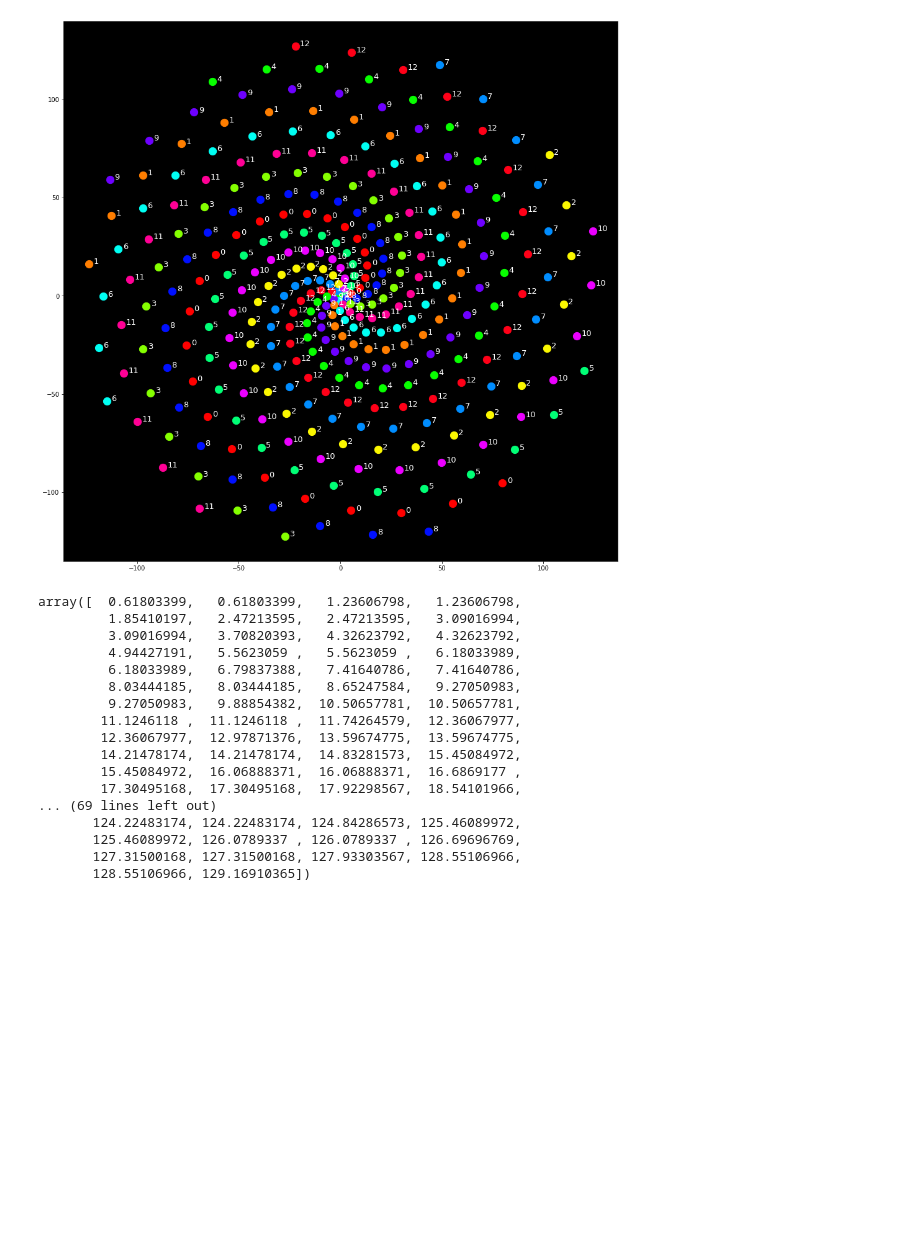
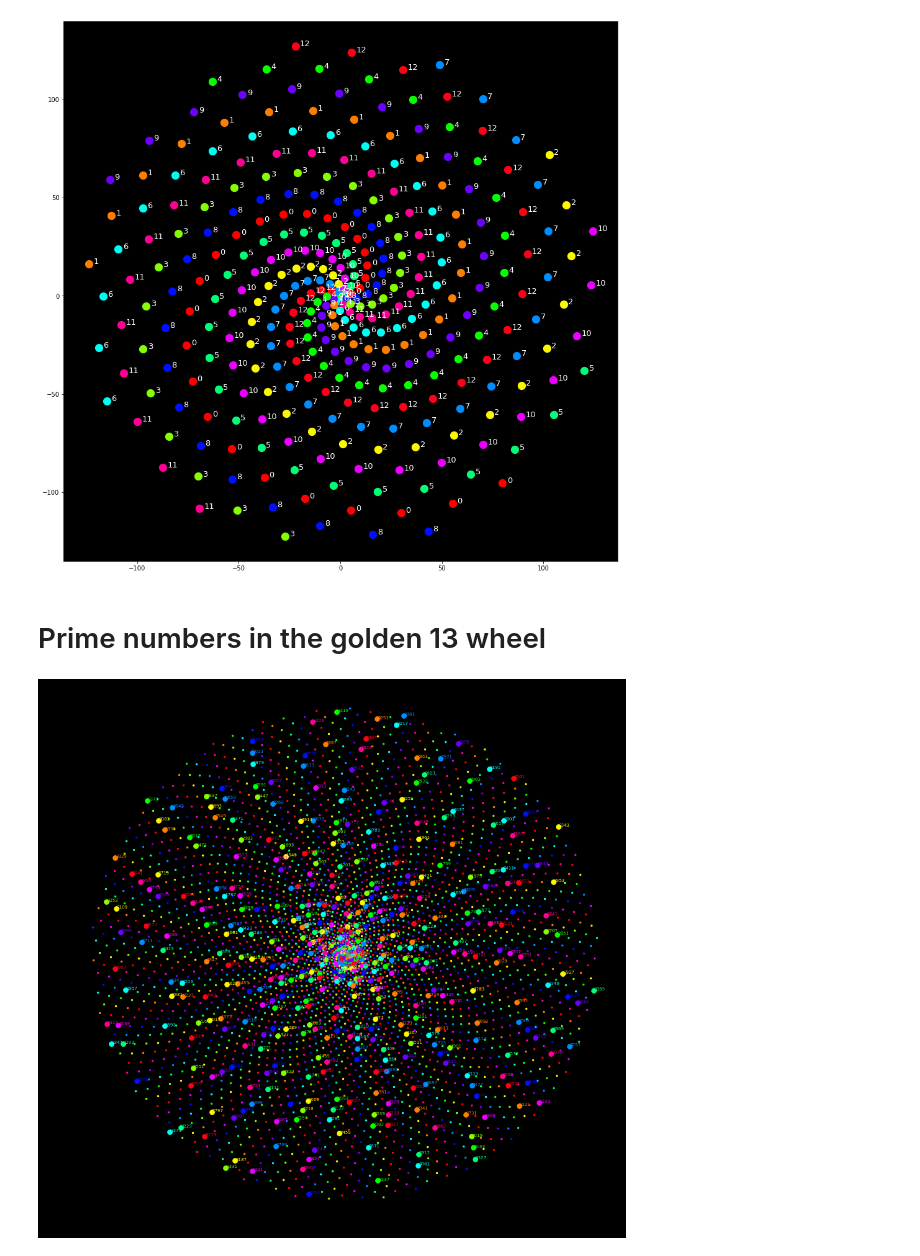
Before and after one commit to fbunc/golden_ratio_mod_13_structure, a Jupyter notebook: 0_generating_functions.ipynb, the cells around one changed output. Saved outputs shown, nothing was run; the diff lists cells and outputs as text; code cells hidden in the pictures; blank space fills up the shorter version.

```diff
--- a/0_generating_functions.ipynb
+++ b/0_generating_functions.ipynb
@@ -199,23 +199,11 @@ for n in np.arange(input.size):
     #append frame to animation
 # %% [output]
 [figure]
-# %%
-r_time_v
-# %% [output]
-array([  0.61803399,   0.61803399,   1.23606798,   1.23606798,
-         1.85410197,   2.47213595,   2.47213595,   3.09016994,
-         3.09016994,   3.70820393,   4.32623792,   4.32623792,
-         4.94427191,   5.5623059 ,   5.5623059 ,   6.18033989,
-         6.18033989,   6.79837388,   7.41640786,   7.41640786,
-         8.03444185,   8.03444185,   8.65247584,   9.27050983,
-         9.27050983,   9.88854382,  10.50657781,  10.50657781,
-        11.1246118 ,  11.1246118 ,  11.74264579,  12.36067977,
-        12.36067977,  12.97871376,  13.59674775,  13.59674775,
-        14.21478174,  14.21478174,  14.83281573,  15.45084972,
-        15.45084972,  16.06888371,  16.06888371,  16.6869177 ,
-        17.30495168,  17.30495168,  17.92298567,  18.54101966,
-... (69 lines left out)
-       124.22483174, 124.22483174, 124.84286573, 125.46089972,
-       125.46089972, 126.0789337 , 126.0789337 , 126.69696769,
-       127.31500168, 127.31500168, 127.93303567, 128.55106966,
-       128.55106966, 129.16910365])
+# %% [markdown]
+# Prime numbers in the golden 13 wheel
+# %%
+def isPrime(N):
+    for number in range(2, N):
+        if N % number == 0:
+            return False
+    return True
@@ -221,0 +258,13 @@ array([  0.61803399,   0.61803399,   1.23606798,   1.23606798,
+# %%
+M=37
+MM=37
+mod=13
+#T_o=6*2+1
+T_o=0.5*(1+np.sqrt(5))
+start_index = 5000
+batch_size =13*260
+input=S[start_index:start_index+batch_size]
+final_title = 'mod_13_and_fibonacci.png'
+cplx_index,zeta_v,n_mod,r_time_v=get_strange_wheel(input,M,mod,T_o,start_index,batch_size,final_title)
+# %% [output]
+[figure, added]
```
Also changed, not shown: parts of 2 cells of this notebook, 1 other file.
